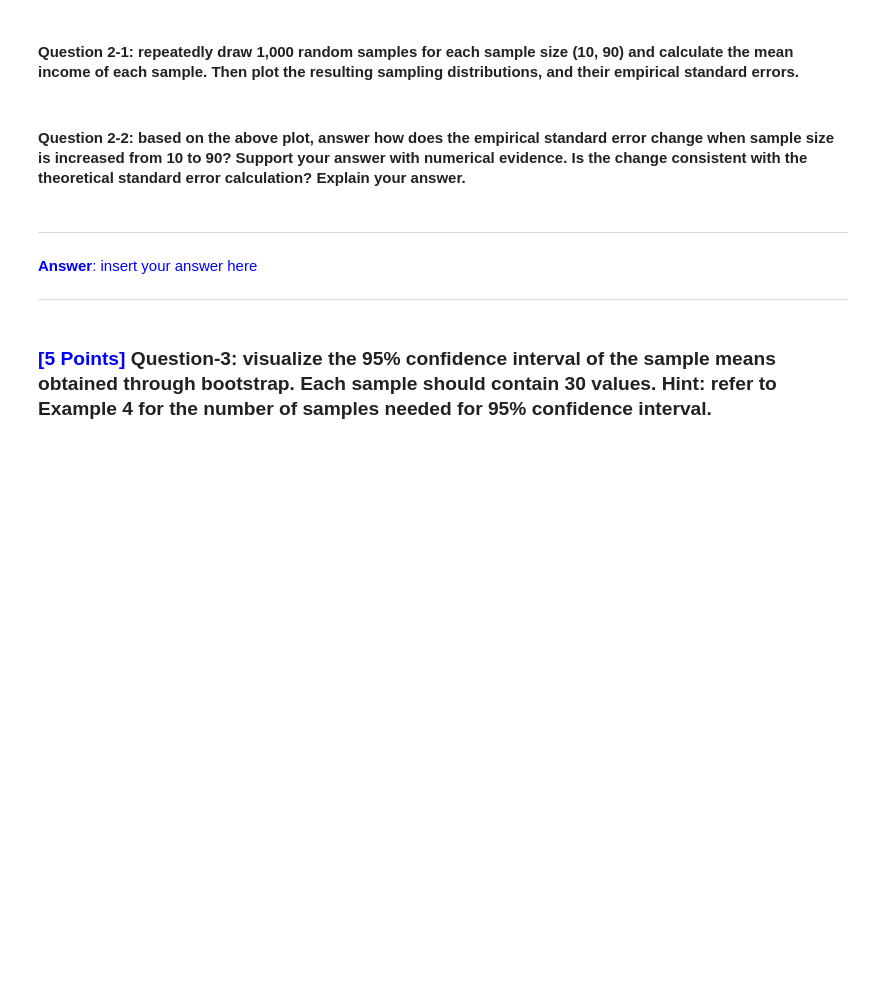
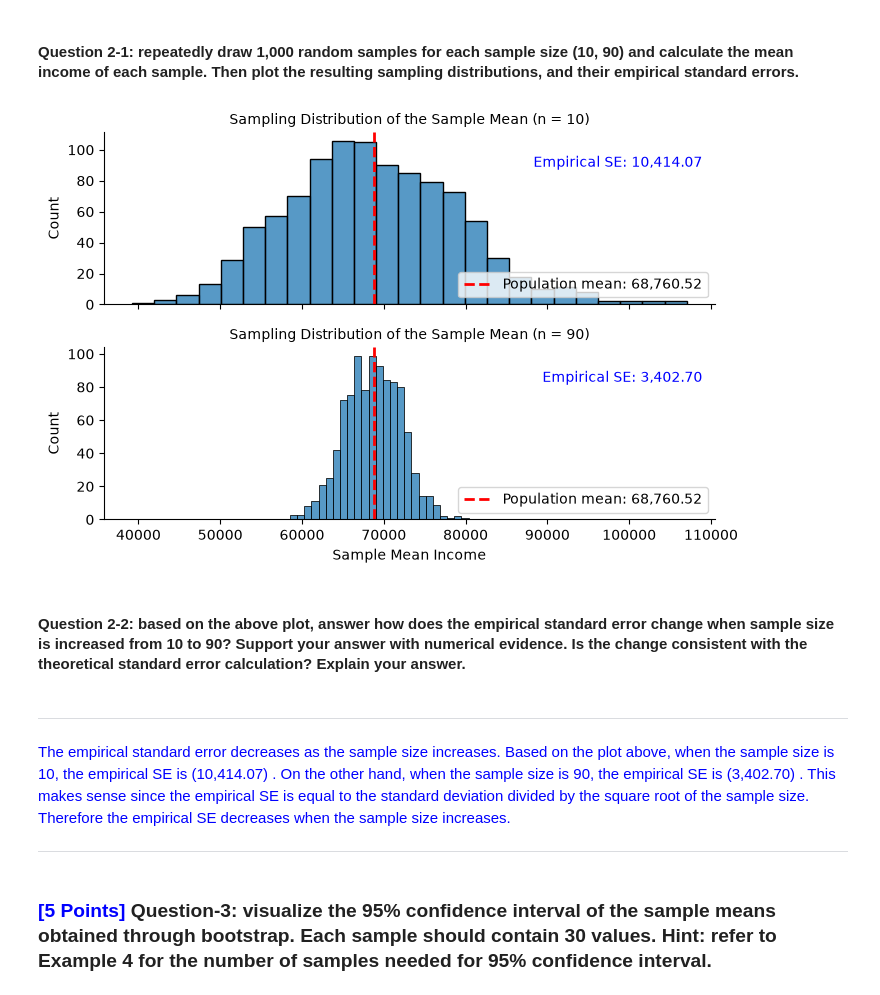
Before and after one commit to chikooooo/Statistics, a Jupyter notebook: Lab 4/TP4_Sampling_and_Bootstrapping.ipynb, the cells around one changed output. Drawn from its saved outputs; the diff is of its cells as text; code cells hidden in the pictures; blank space fills up the shorter version.

```diff
--- a/Lab 4/TP4_Sampling_and_Bootstrapping.ipynb
+++ b/Lab 4/TP4_Sampling_and_Bootstrapping.ipynb
@@ -878,15 +991,77 @@ Note: for the remainder sample, you can take it from any group.
 # %% [markdown]
 #### Question 2-1: repeatedly draw 1,000 random samples for each sample size (10, 90) and calculate the mean income of each sample. Then plot the resulting sampling distributions, and their empirical standard errors.
 # %%
-# insert your code here
+# Set the sample sizes and number of repeated samples
+sample_sizes = [10, 90]
+n_repetitions = 1000
+
+# Create a random-number generator for reproducibility
+rng = np.random.default_rng(seed=2026)
+
+# Store the sample means obtained for different sample sizes
+sampling_results = []
+
+# Generate the sampling distribution for each sample size
+for sample_size in sample_sizes:
+    for _ in range(n_repetitions):
+        # Draw one random sample from the population
+        # and calculate the sample mean
+        one_sample = loans_income.sample(n=sample_size, replace=False, random_state=rng)
+        sample_mean = one_sample.mean()
+
+        # Store the result
+        sampling_results.append({
+            "Sample Mean": sample_mean,
+            "Sample Size": sample_size
+        })
+
+# Convert the results into a Pandas DataFrame
+sampling_results = pd.DataFrame(sampling_results)
+
+# Calculate the population mean
+population_mean = loans_income.mean()
+
+# Create one subplot row for each sample size, using a shared x-axis for comparison
+# while allowing each subplot to have its own y-axis scale
+g = sns.FacetGrid(sampling_results, row="Sample Size", height=2.4, aspect=3, sharex=True, sharey=False)
+
+# Plot the sampling distributions
+g.map_dataframe(sns.histplot, x="Sample Mean", bins=25, kde=False)
+
+# Add the population mean and empirical standard error to each plot
+for ax, sample_size in zip(g.axes.flat, sample_sizes):
+    # Extract the sample means for each sample size
+    sample_means = sampling_results.loc[
+        sampling_results["Sample Size"] == sample_size,
+        "Sample Mean"
+    ]
+    # Compute the standard error based on the sampling distribution
+    empirical_se = sample_means.std()
+
+    # Add a vertical dashed-line for the population mean
+    ax.axvline(population_mean, color="red", linestyle="--", linewidth=2,
+               label=f"Population mean: {population_mean:,.2f}")
+    # Add a textbox indicating the empirical standard error
+    ax.text(0.98, 0.80, f"Empirical SE: {empirical_se:,.2f}",
+            transform=ax.transAxes, horizontalalignment="right",
+            color="blue")
+
+    ax.legend(loc="lower right")
+
+g.set_titles("Sampling Distribution of the Sample Mean (n = {row_name})")
+g.set_axis_labels("Sample Mean Income", "Count")
+
+plt.tight_layout()
+plt.show()
+# %% [output]
+[figure, added]
 # %% [markdown]
 #### Question 2-2: based on the above plot, answer how does the empirical standard error change when sample size is increased from 10 to 90? Support your answer with numerical evidence. Is the change consistent with the theoretical standard error calculation? Explain your answer.
 # %% [markdown]
 ----
 <div style="color:blue">
 
-**Answer**: insert your answer here
-
+The empirical standard error decreases as the sample size increases. Based on the plot above, when the sample size is 10, the empirical SE is (10,414.07) . On the other hand, when the sample size is 90, the empirical SE is (3,402.70) . This makes sense since the empirical SE is equal to the standard deviation divided by the square root of the sample size. Therefore the empirical SE decreases when the sample size increases.
 
 </div>
 
```
Also changed, not shown: parts of 27 cells of this notebook.
